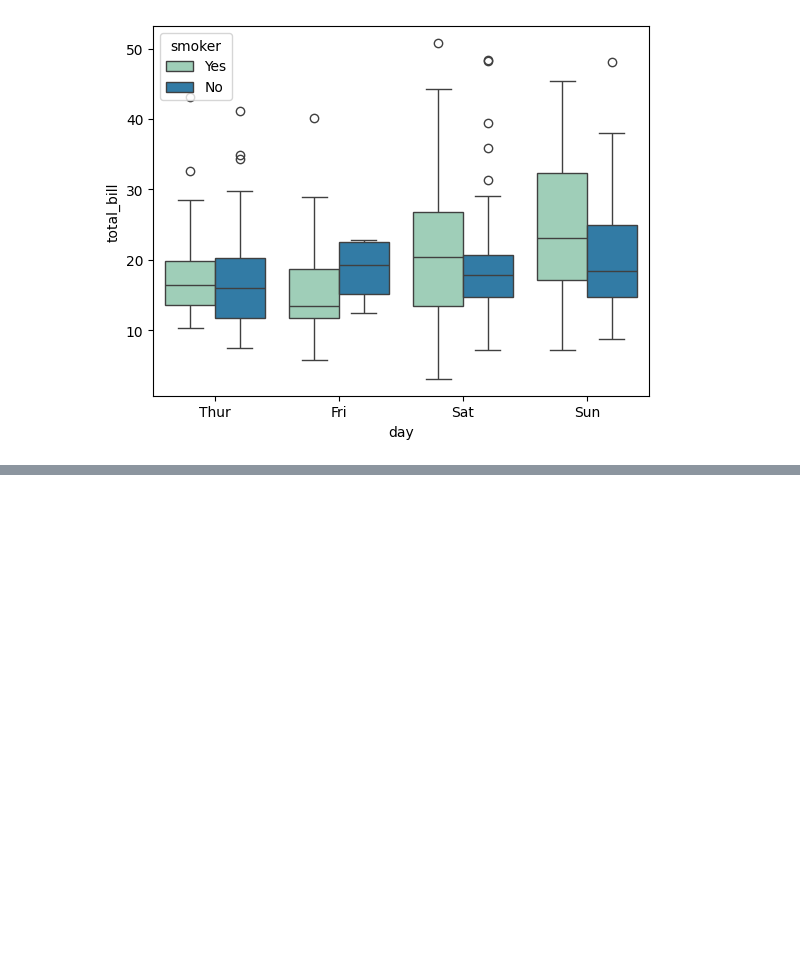
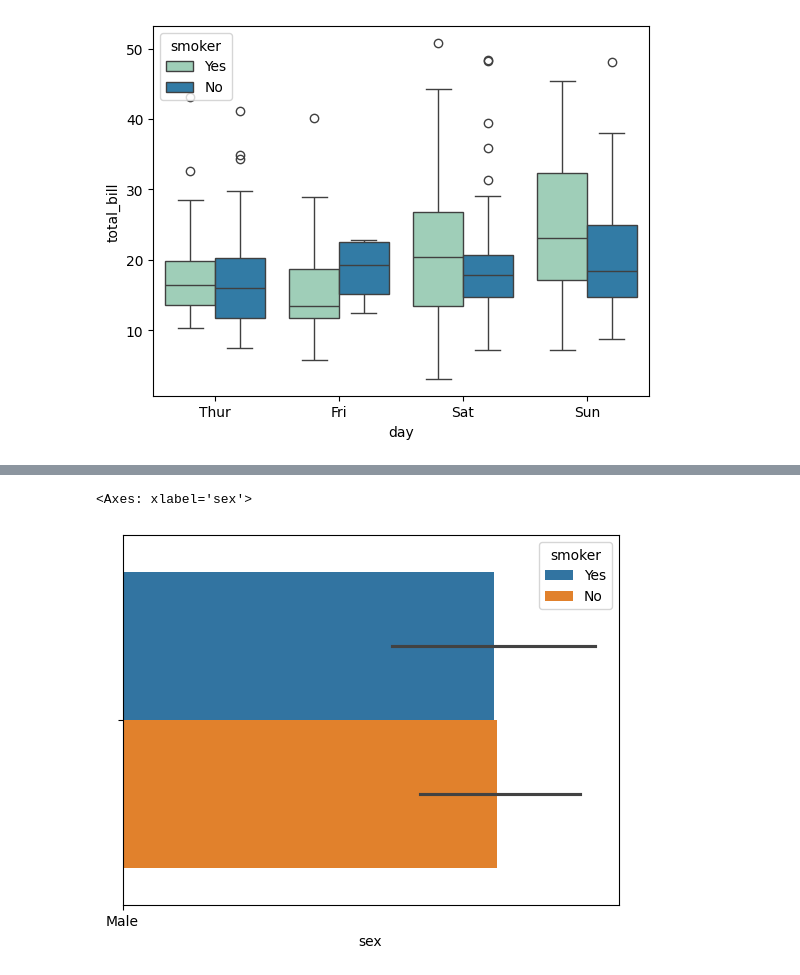
Before and after one commit to BoastfulApex/Data-ScienseLessoons, a Jupyter notebook: seaborn.ipynb, the cells around one changed output, grey strips where cells are left out. Cells and saved outputs as stored; diff of their text form; code cells hidden in the pictures; blank space fills up the shorter version.

```diff
--- a/seaborn.ipynb
+++ b/seaborn.ipynb
@@ -48,0 +64,5 @@ sns.boxplot(x='day', y='total_bill', data=tips, hue='smoker', palette='YlGnBu')
+# %%
+sns.barplot(x='sex', hue='smoker', data=tips)
+# %% [output]
+<Axes: xlabel='sex'>
+[figure, added]
```
Also changed, not shown: parts of 15 cells of this notebook, 1 other file.
